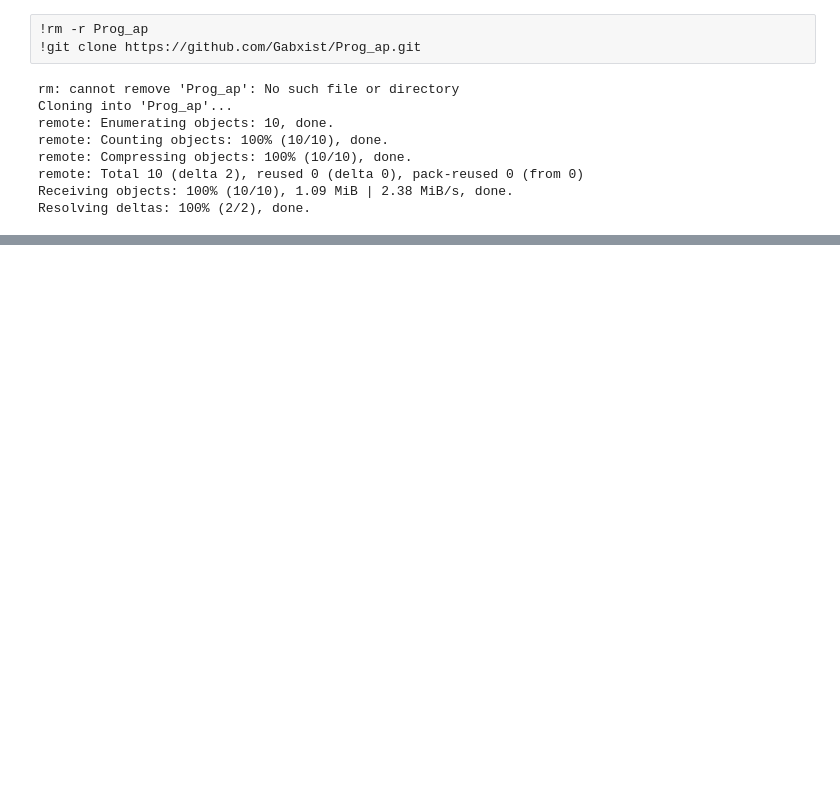
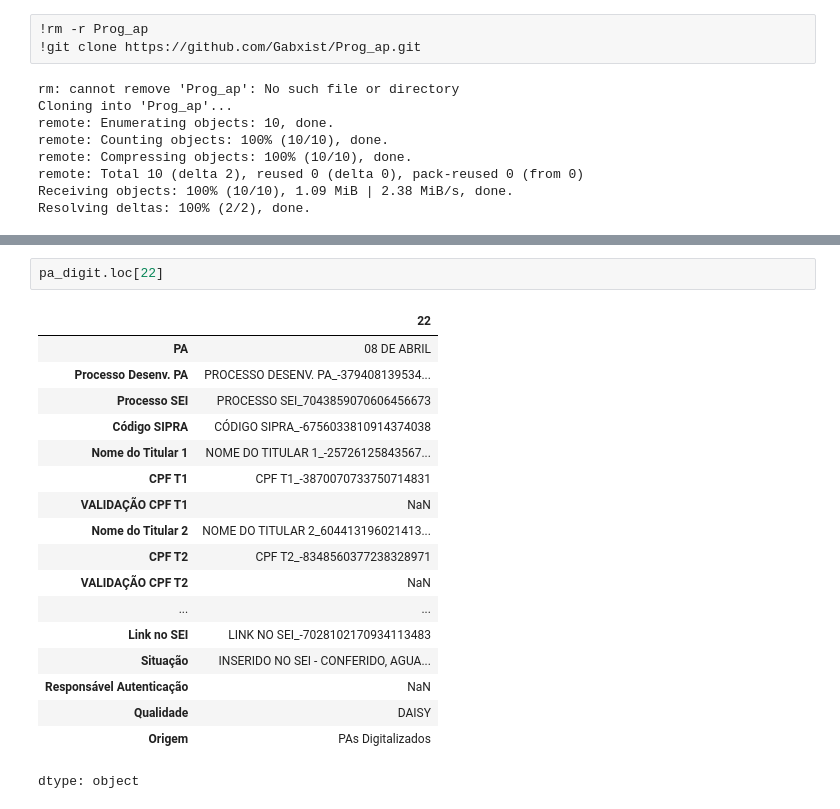
Before and after one commit to Gabxist/Prog_ap, a Jupyter notebook: Prog_ap_ANALISE_DE_DADOS.ipynb, the cells around one changed output, grey strips where cells are left out. Saved outputs shown, nothing was run; the diff lists cells and outputs as text; blank space fills up the shorter version.

```diff
--- a/Prog_ap_ANALISE_DE_DADOS.ipynb
+++ b/Prog_ap_ANALISE_DE_DADOS.ipynb
@@ -57,0 +108,21 @@ Dados relevantes:
+# %%
+pa_digit.loc[22]
+# %% [output]
+|  | 22 |
+| PA | 08 DE ABRIL |
+| Processo Desenv. PA | PROCESSO DESENV. PA_-379408139534... |
+| Processo SEI | PROCESSO SEI_7043859070606456673 |
+| Código SIPRA | CÓDIGO SIPRA_-6756033810914374038 |
+| Nome do Titular 1 | NOME DO TITULAR 1_-25726125843567... |
+| CPF T1 | CPF T1_-3870070733750714831 |
+| VALIDAÇÃO CPF T1 | NaN |
+| Nome do Titular 2 | NOME DO TITULAR 2_604413196021413... |
+| CPF T2 | CPF T2_-8348560377238328971 |
+| VALIDAÇÃO CPF T2 | NaN |
+| ... | ... |
+| Link no SEI | LINK NO SEI_-7028102170934113483 |
+| Situação | INSERIDO NO SEI - CONFERIDO, AGUA... |
+| Responsável Autenticação | NaN |
+| Qualidade | DAISY |
+| Origem | PAs Digitalizados |
+dtype: object
```
Also changed, not shown: parts of 11 cells of this notebook.
